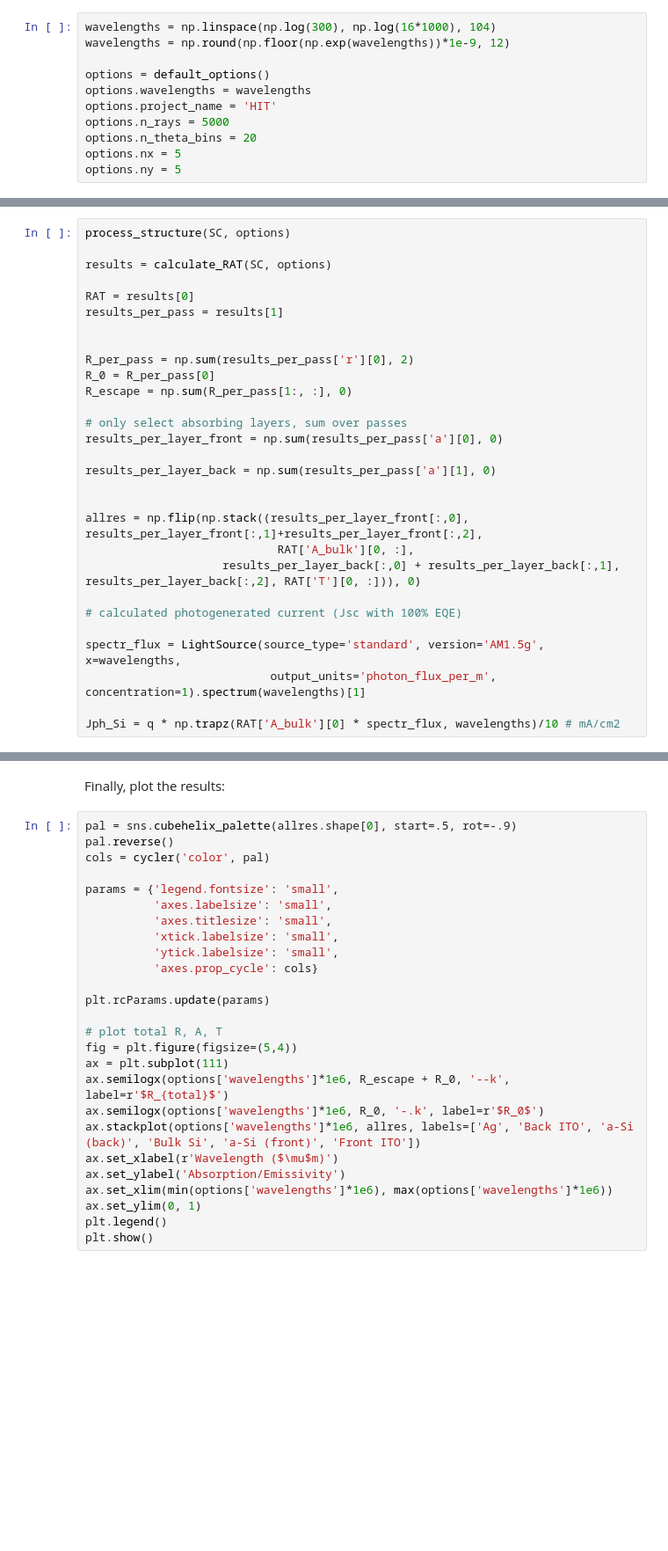
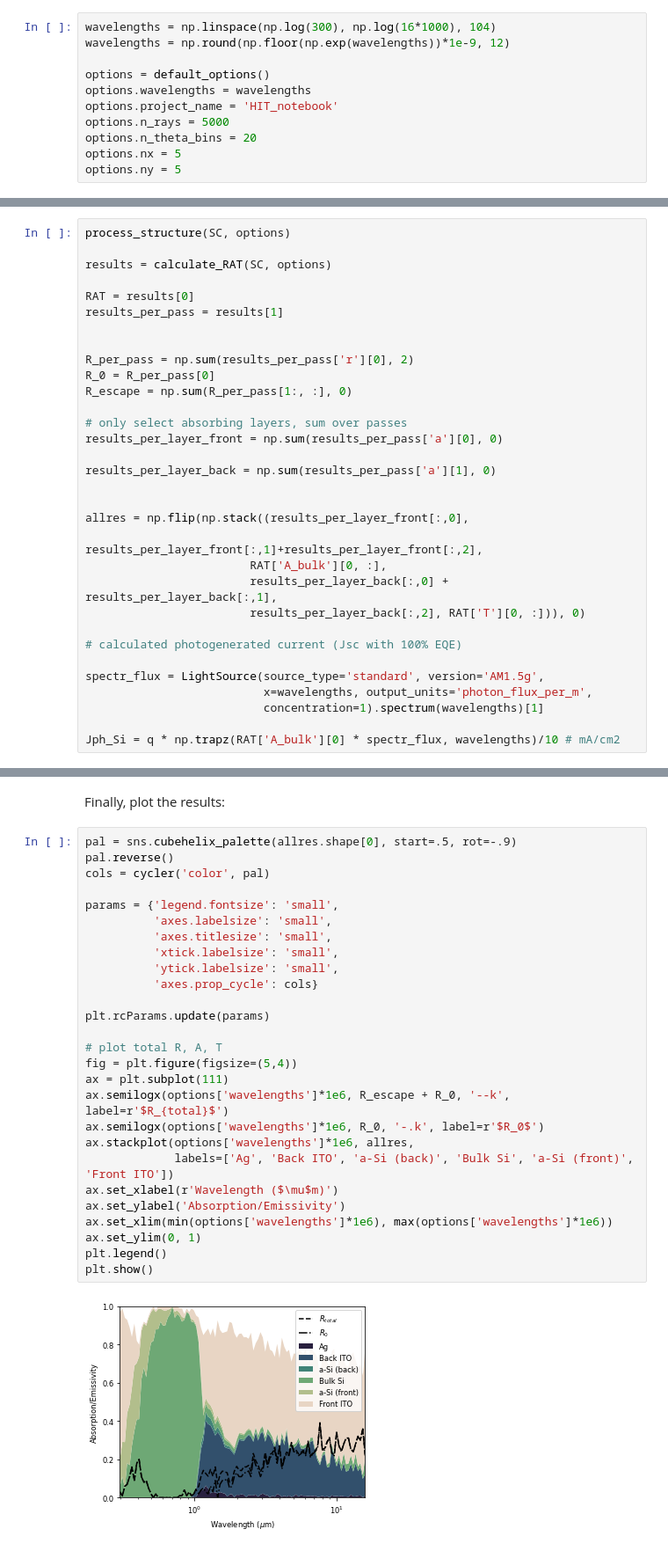
Before and after one commit to qpv-research-group/rayflare, a Jupyter notebook: docs/Examples/HIT_emissivity.ipynb, the cells around one changed output, grey strips where cells are left out. Shown at 88% size. Saved outputs shown, nothing was run; the diff lists cells and outputs as text; blank space fills up the shorter version.

Commit message:
revert RCWA change (make in different branch), add more example notebooks to documentation

```diff
--- a/docs/Examples/HIT_emissivity.ipynb
+++ b/docs/Examples/HIT_emissivity.ipynb
@@ -30,7 +30,7 @@ wavelengths = np.round(np.floor(np.exp(wavelengths))*1e-9, 12)
 
 options = default_options()
 options.wavelengths = wavelengths
-options.project_name = 'HIT'
+options.project_name = 'HIT_notebook'
 options.n_rays = 5000
 options.n_theta_bins = 20
 options.nx = 5
@@ -87,14 +87,17 @@ results_per_layer_front = np.sum(results_per_pass['a'][0], 0)
 results_per_layer_back = np.sum(results_per_pass['a'][1], 0)
 
 
-allres = np.flip(np.stack((results_per_layer_front[:,0], results_per_layer_front[:,1]+results_per_layer_front[:,2],
-                            RAT['A_bulk'][0, :],
-                    results_per_layer_back[:,0] + results_per_layer_back[:,1], results_per_layer_back[:,2], RAT['T'][0, :])), 0)
+allres = np.flip(np.stack((results_per_layer_front[:,0],
+                        results_per_layer_front[:,1]+results_per_layer_front[:,2],
+                        RAT['A_bulk'][0, :],
+                        results_per_layer_back[:,0] + results_per_layer_back[:,1],
+                        results_per_layer_back[:,2], RAT['T'][0, :])), 0)
 
 # calculated photogenerated current (Jsc with 100% EQE)
 
-spectr_flux = LightSource(source_type='standard', version='AM1.5g', x=wavelengths,
-                           output_units='photon_flux_per_m', concentration=1).spectrum(wavelengths)[1]
+spectr_flux = LightSource(source_type='standard', version='AM1.5g',
+                          x=wavelengths, output_units='photon_flux_per_m',
+                          concentration=1).spectrum(wavelengths)[1]
 
 Jph_Si = q * np.trapz(RAT['A_bulk'][0] * spectr_flux, wavelengths)/10 # mA/cm2
 # %% [output]
@@ -123,26 +123,29 @@ Finally, plot the results:
 # %%
 pal = sns.cubehelix_palette(allres.shape[0], start=.5, rot=-.9)
 pal.reverse()
 cols = cycler('color', pal)
 
 params = {'legend.fontsize': 'small',
           'axes.labelsize': 'small',
           'axes.titlesize': 'small',
           'xtick.labelsize': 'small',
           'ytick.labelsize': 'small',
           'axes.prop_cycle': cols}
 
 plt.rcParams.update(params)
 
 # plot total R, A, T
 fig = plt.figure(figsize=(5,4))
 ax = plt.subplot(111)
 ax.semilogx(options['wavelengths']*1e6, R_escape + R_0, '--k', label=r'$R_{total}$')
 ax.semilogx(options['wavelengths']*1e6, R_0, '-.k', label=r'$R_0$')
-ax.stackplot(options['wavelengths']*1e6, allres, labels=['Ag', 'Back ITO', 'a-Si (back)', 'Bulk Si', 'a-Si (front)', 'Front ITO'])
+ax.stackplot(options['wavelengths']*1e6, allres,
+             labels=['Ag', 'Back ITO', 'a-Si (back)', 'Bulk Si', 'a-Si (front)', 'Front ITO'])
 ax.set_xlabel(r'Wavelength ($\mu$m)')
 ax.set_ylabel('Absorption/Emissivity')
 ax.set_xlim(min(options['wavelengths']*1e6), max(options['wavelengths']*1e6))
 ax.set_ylim(0, 1)
 plt.legend()
 plt.show()
+# %% [output]
+[figure, added]
```
Also changed, not shown: parts of 1 cell of this notebook, 14 other files.
